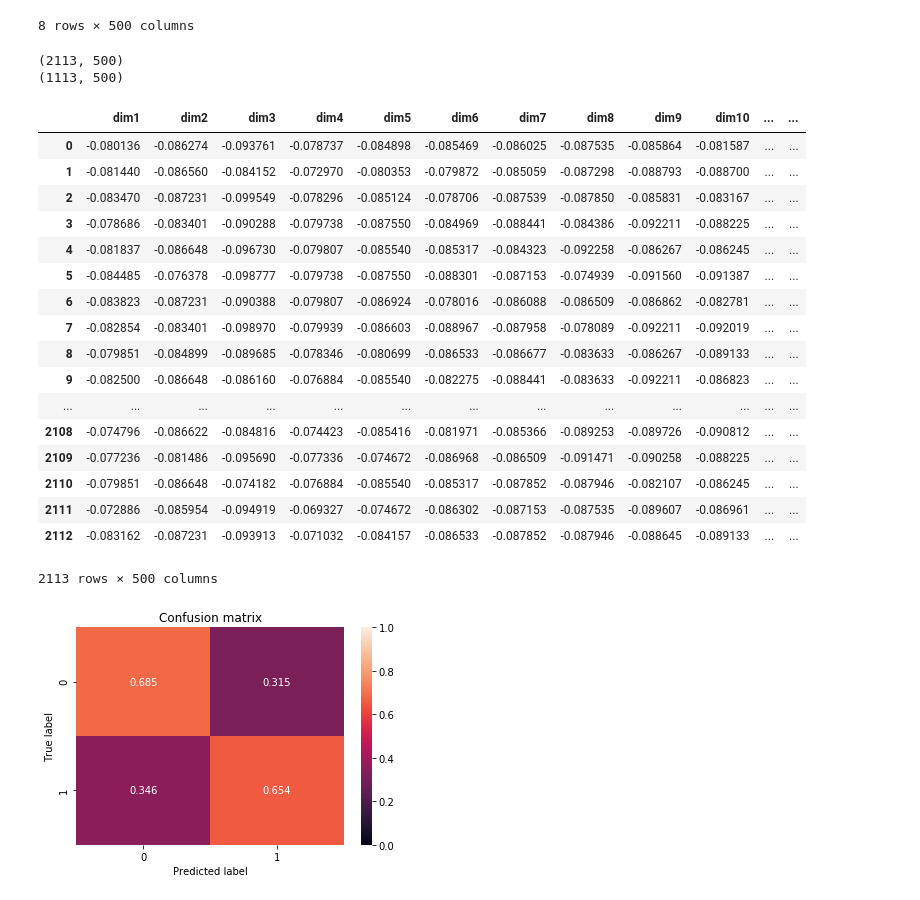
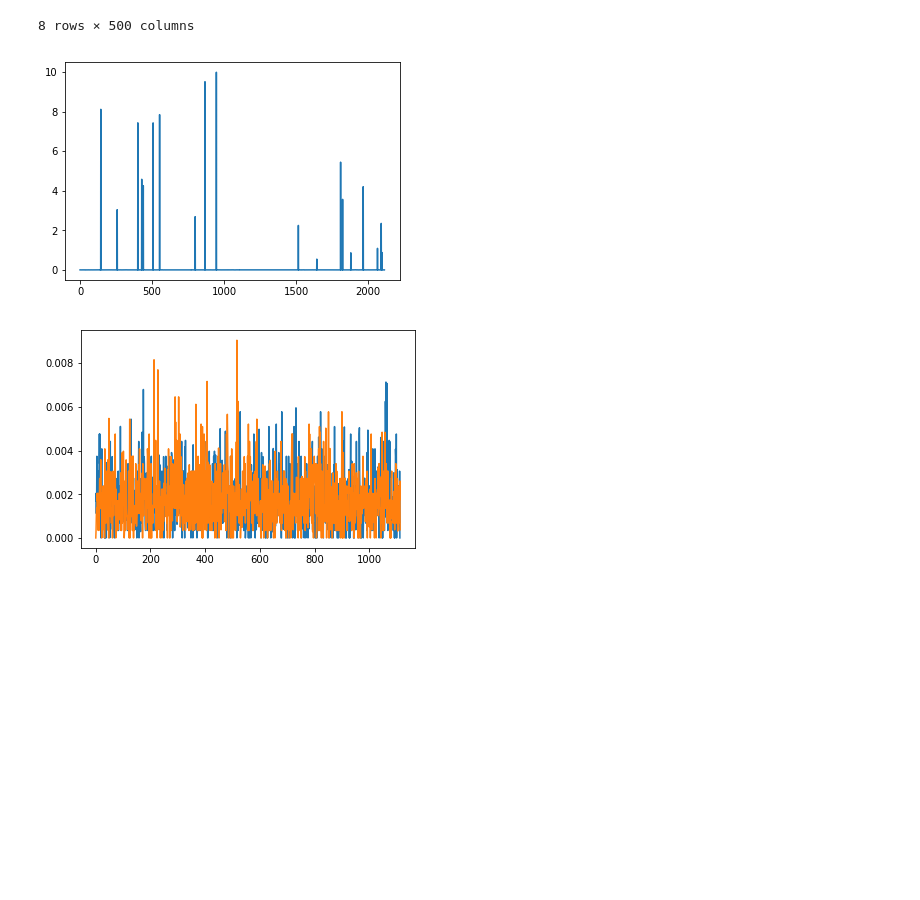
Before and after one commit to RJHughes/ML18, a Jupyter notebook: Assignments/03_B_MiniChallenge.ipynb, the cells around one changed output. Drawn from its saved outputs; the diff is of its cells as text; code cells hidden in the pictures; blank space fills up the shorter version.

```diff
--- a/Assignments/03_B_MiniChallenge.ipynb
+++ b/Assignments/03_B_MiniChallenge.ipynb
@@ -143,9 +143,9 @@ You have to submit the following:
 
 You may create as many code cells as you need (within reason) for training your models, evaluating the data etc: however, the text cell `#ANSWER_TEXT#` and code-cell `#ANSWER_PROB#` showing your answers must be the last two cells in the notebook.
 # %%
-# This is where your working code should start. Fell free to add as many code-cells as necessary.
-#  Make sure however that all working code cells come BEFORE the #ANSWER_TEXT# and #ANSWER_PROB#
-#  cells below.
+""" This cell takes in the three datasets and splits the data into features and labels.
+It also removes the imgId column """
+
 train_data = pd.read_csv('datasets/Images_C_Train.csv')
 val_data = pd.read_csv('datasets/Images_C_Validate.csv')
 test_data = pd.read_csv('datasets/Images_C_Test.csv')
@@ -156,7 +156,7 @@ dropped_columns.append('imgId')
 
 X_train = train_data.drop(columns=dropped_columns)
 X_val = val_data.drop(columns=dropped_columns)
-X_test = test_data
+X_test = test_data.drop(columns='is_person')
 
 y_train = train_data['is_person']
 y_val = val_data['is_person']
@@ -173,45 +173,18 @@ X_train.describe()
 | 75% | 0.002404 | 0.001008 | 0.006454 | 0.002717 | 0.003125 | 0.003057 | 0.001488 | 0.003397 | 0.002734 | 0.003736 | ... | ... |
 | max | 9.984000 | 9.122238 | 7.676800 | 9.695738 | 8.762671 | 9.489078 | 9.751526 | 8.691076 | 9.013933 | 9.602705 | ... | ... |
 8 rows × 500 columns
-# %%
-print(X_train.shape)
-print(X_val.shape)
-
-#plt.plot(X_train['dim1'])
-
-X_train_scaled = preprocessing.scale(X_train)
-X_val_scaled = preprocessing.scale(X_val)
-
-X_train_scaled = pd.DataFrame(X_train_scaled, columns = X_train.columns)
-X_val_scaled = pd.DataFrame(X_val_scaled, columns = X_val.columns)
-
-my_svm = svm.SVC(kernel='linear')
-
-my_svm.fit(X_train_scaled, y_train)
-acc = my_svm.score(X_val_scaled, y_val)
-y_pred = my_svm.predict(X_val_scaled)
-
-cnf = confusion_matrix(y_pred, y_val)
-plot_confusion_matrix(cnf)
-# %% [output]
-(2113, 500)
-(1113, 500)
-|  | dim1 | dim2 | dim3 | dim4 | dim5 | dim6 | dim7 | dim8 | dim9 | dim10 | ... | ... |
-| 0 | -0.080136 | -0.086274 | -0.093761 | -0.078737 | -0.084898 | -0.085469 | -0.086025 | -0.087535 | -0.085864 | -0.081587 | ... | ... |
-| 1 | -0.081440 | -0.086560 | -0.084152 | -0.072970 | -0.080353 | -0.079872 | -0.085059 | -0.087298 | -0.088793 | -0.088700 | ... | ... |
-| 2 | -0.083470 | -0.087231 | -0.099549 | -0.078296 | -0.085124 | -0.078706 | -0.087539 | -0.087850 | -0.085831 | -0.083167 | ... | ... |
-| 3 | -0.078686 | -0.083401 | -0.090288 | -0.079738 | -0.087550 | -0.084969 | -0.088441 | -0.084386 | -0.092211 | -0.088225 | ... | ... |
-| 4 | -0.081837 | -0.086648 | -0.096730 | -0.079807 | -0.085540 | -0.085317 | -0.084323 | -0.092258 | -0.086267 | -0.086245 | ... | ... |
-| 5 | -0.084485 | -0.076378 | -0.098777 | -0.079738 | -0.087550 | -0.088301 | -0.087153 | -0.074939 | -0.091560 | -0.091387 | ... | ... |
-| 6 | -0.083823 | -0.087231 | -0.090388 | -0.079807 | -0.086924 | -0.078016 | -0.086088 | -0.086509 | -0.086862 | -0.082781 | ... | ... |
-| 7 | -0.082854 | -0.083401 | -0.098970 | -0.079939 | -0.086603 | -0.088967 | -0.087958 | -0.078089 | -0.092211 | -0.092019 | ... | ... |
-| 8 | -0.079851 | -0.084899 | -0.089685 | -0.078346 | -0.080699 | -0.086533 | -0.086677 | -0.083633 | -0.086267 | -0.089133 | ... | ... |
-| 9 | -0.082500 | -0.086648 | -0.086160 | -0.076884 | -0.085540 | -0.082275 | -0.088441 | -0.083633 | -0.092211 | -0.086823 | ... | ... |
-| ... | ... | ... | ... | ... | ... | ... | ... | ... | ... | ... | ... | ... |
-| 2108 | -0.074796 | -0.086622 | -0.084816 | -0.074423 | -0.085416 | -0.081971 | -0.085366 | -0.089253 | -0.089726 | -0.090812 | ... | ... |
-| 2109 | -0.077236 | -0.081486 | -0.095690 | -0.077336 | -0.074672 | -0.086968 | -0.086509 | -0.091471 | -0.090258 | -0.088225 | ... | ... |
-| 2110 | -0.079851 | -0.086648 | -0.074182 | -0.076884 | -0.085540 | -0.085317 | -0.087852 | -0.087946 | -0.082107 | -0.086245 | ... | ... |
-| 2111 | -0.072886 | -0.085954 | -0.094919 | -0.069327 | -0.074672 | -0.086302 | -0.087153 | -0.087535 | -0.089607 | -0.086961 | ... | ... |
-| 2112 | -0.083162 | -0.087231 | -0.093913 | -0.071032 | -0.084157 | -0.086533 | -0.087852 | -0.087946 | -0.088645 | -0.089133 | ... | ... |
-2113 rows × 500 columns
-[figure, removed]
+# %%
+""" The 'max' columns in the output of the describe() method used above indicates that there are values greater
+than 1 in at least some of the features columns. Something's not right."""
+
+# This plot shows that there are outliers in the data
+plt.plot(X_train['dim1'])
+plt.show()
+
+# This doesn't appear to be true for the other data sets
+plt.plot(X_val['dim1'])
+plt.plot(X_test['dim1'])
+plt.show()
+# %% [output]
+[figure, added]
+[figure, added]
```
Also changed, not shown: parts of 13 cells of this notebook, 1 other file.
